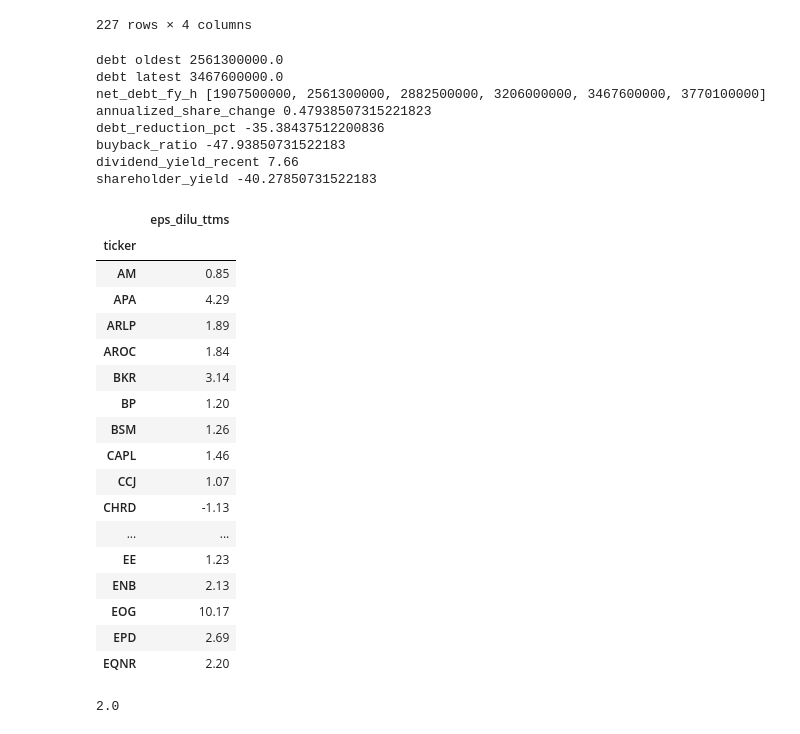
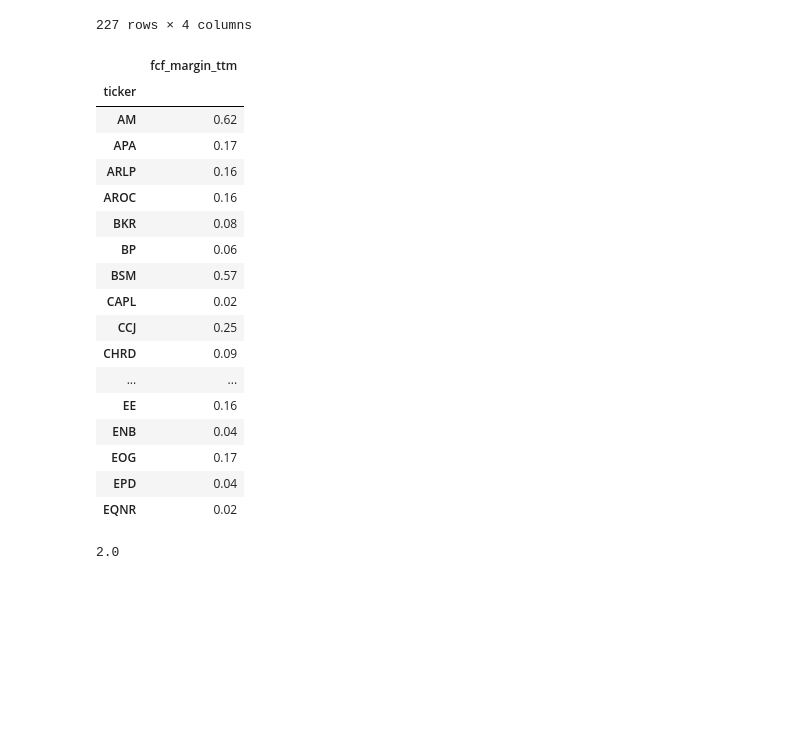
Before and after one commit to halfonso03/Stock-screener, a Jupyter notebook: energy_analysis.ipynb, the cells around one changed output. Cells and saved outputs as stored; diff of their text form; code cells hidden in the pictures; blank space fills up the shorter version.

```diff
--- a/energy_analysis.ipynb
+++ b/energy_analysis.ipynb
@@ -280,6 +280,8 @@ def get_formatted_data(sector_df, trace = False):
     ebitda_fy_hs = []
     revenue_forecast_next_fys = []
     earnings_per_share_fys = []
+    fcf_margins = []
+    fcf_margin_ttms = []
 
     counter = 0
 
@@ -317,6 +319,7 @@ def get_formatted_data(sector_df, trace = False):
             operating_margin_ttm = get_single_value(ticker, data, "operating_margin_ttm")
 
             total_revenue_fy_h = get_list_of_values(ticker, data, 'total_revenue_fy_h', 6)
+            total_revenue_ttm = get_single_value(ticker, data, 'total_revenue_ttm')
 
             pe_fy_history = get_list_of_values(ticker, data, 'price_earnings_fy_h', 3)
             price_earnings_current = get_single_value(ticker, data, 'price_earnings_current')
@@ -348,7 +351,7 @@ def get_formatted_data(sector_df, trace = False):
 
             dil_shrs_outstand_fy_h = get_list_of_values(ticker, data, "diluted_shares_outstanding_fy_h", 5)
 
-            fcf_ttm_value = get_single_value(ticker, data, "free_cash_flow_ttm")
+            fcf_ttm = get_single_value(ticker, data, "free_cash_flow_ttm")
             fcf_h_5_yrs = get_list_of_values(ticker, data, 'free_cash_flow_fy_h', 5)
             free_cash_flow_fy_h = get_list_of_values(ticker, data, 'free_cash_flow_fy_h', 99)
 
@@ -375,7 +378,6 @@ def get_formatted_data(sector_df, trace = False):
 
             revenue_forecast_next_fy = get_single_value(ticker, data, "revenue_forecast_next_fy")
 
-
             if trace:
                 print (ticker)
 
@@ -391,7 +393,7 @@ def get_formatted_data(sector_df, trace = False):
             if earnings_per_share_diluted_ttm is None:
                 continue
 
-            if fcf_ttm_value is None or len(fcf_h_5_yrs) < 5:
+            if fcf_ttm is None or len(fcf_h_5_yrs) < 5:
                 continue
 
             if earnings_per_share_forecast_next_fy is None:
@@ -519,11 +521,6 @@ def get_formatted_data(sector_df, trace = False):
 
             enterprise_value = market_cap + total_debt - cash
 
-            # if ticker in ['XOM','CNQ']:
-            #     print ('enterprise_value', enterprise_value)
-            #     print ('shares_outstanding',shares_outstanding)
-
-
 
             latest_total_revenue = get_stock_info(ticker, 'total_revenue', False)
             ev_to_sales_currents.append(round((enterprise_value / latest_total_revenue), 2)  )
@@ -572,7 +569,7 @@ def get_formatted_data(sector_df, trace = False):
                 print (5)
 
 
-            fcf_yield = np.around((fcf_ttm_value / market_cap) * 100, decimals=2)
+            fcf_yield = np.around((fcf_ttm / market_cap) * 100, decimals=2)
             fcf_yields.append(fcf_yield)
 
 
@@ -722,6 +719,10 @@ def get_formatted_data(sector_df, trace = False):
             revenue_forecast_next_fys.append(revenue_forecast_next_fy)
 
 
+            fcf_margins.append(((np.array(fcf_h_5_yrs[-3:]) / np.array(total_revenue_fy_h[-3:]))).tolist())
+            fcf_margin_ttms.append(round(fcf_ttm / total_revenue_ttm, 2))
+
+
             # 1. market value per share
             # mv_per_share = market_cap / shares_outstanding
 
@@ -764,6 +765,8 @@ def get_formatted_data(sector_df, trace = False):
         "pe_current": price_earnings_currents,
         'fcf_yield': fcf_yields,
         "fcf_yields_fy_h": fcf_yields_hs,
+        "fcf_margin": fcf_margins,
+        "fcf_margin_ttm": fcf_margin_ttms,
         'price_return_1y': price_return_1ys,
         "price_return_3y": price_return_3ys,
         "dividend_yield_recent": dividend_yield_recents,
@@ -796,34 +799,26 @@ def get_formatted_data(sector_df, trace = False):
     return df_2, dict_2
 # %%
 df_3, dict_3 = get_formatted_data(energy, False)
-df_3[['eps_dilu_ttms']].head(30)
+df_3[['fcf_margin_ttm']].head(30)
 # %% [output]
-debt oldest 2561300000.0
-debt latest 3467600000.0
-net_debt_fy_h [1907500000, 2561300000, 2882500000, 3206000000, 3467600000, 3770100000]
-annualized_share_change 0.47938507315221823
-debt_reduction_pct -35.38437512200836
-buyback_ratio -47.93850731522183
-dividend_yield_recent 7.66
-shareholder_yield -40.27850731522183
-|  | eps_dilu_ttms |
+|  | fcf_margin_ttm |
 | ticker |  |
-| AM | 0.85 |
-| APA | 4.29 |
-| ARLP | 1.89 |
-| AROC | 1.84 |
-| BKR | 3.14 |
-| BP | 1.20 |
-| BSM | 1.26 |
-| CAPL | 1.46 |
-| CCJ | 1.07 |
-| CHRD | -1.13 |
+| AM | 0.62 |
+| APA | 0.17 |
+| ARLP | 0.16 |
+| AROC | 0.16 |
+| BKR | 0.08 |
+| BP | 0.06 |
+| BSM | 0.57 |
+| CAPL | 0.02 |
+| CCJ | 0.25 |
+| CHRD | 0.09 |
 | ... | ... |
-| EE | 1.23 |
-| ENB | 2.13 |
-| EOG | 10.17 |
-| EPD | 2.69 |
-| EQNR | 2.20 |
+| EE | 0.16 |
+| ENB | 0.04 |
+| EOG | 0.17 |
+| EPD | 0.04 |
+| EQNR | 0.02 |
 # %%
 values = [0,2,4,6,8]
 y = np.array(values, dtype=float)
```
Also changed, not shown: parts of 2 cells of this notebook.
